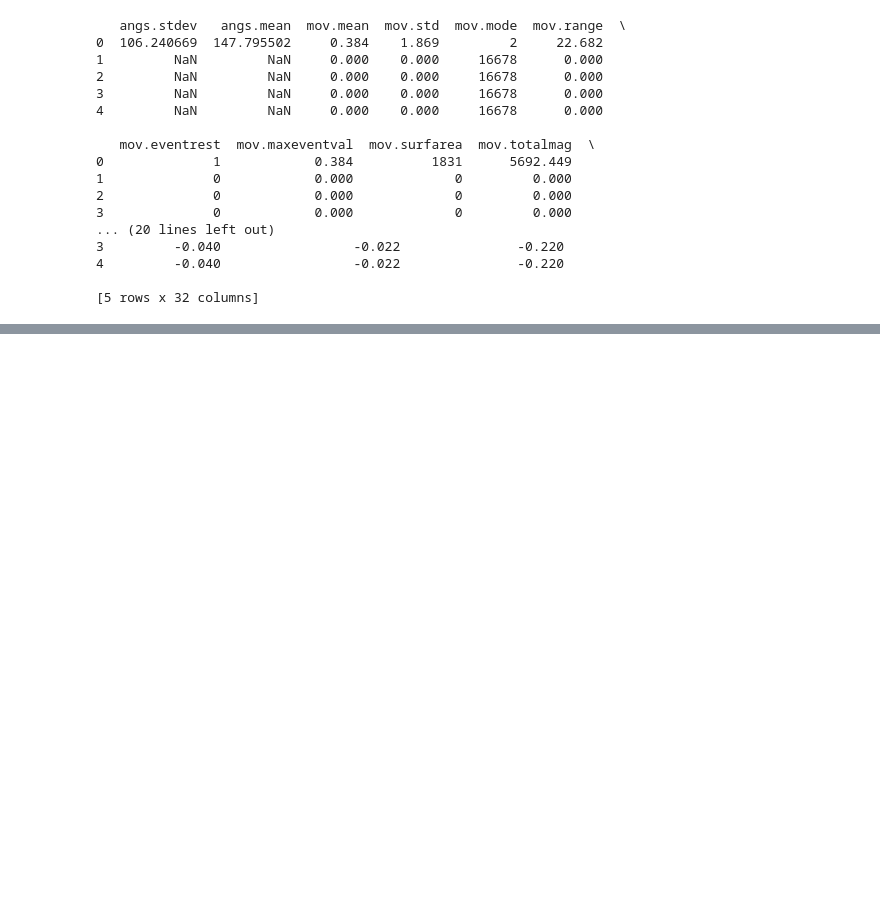
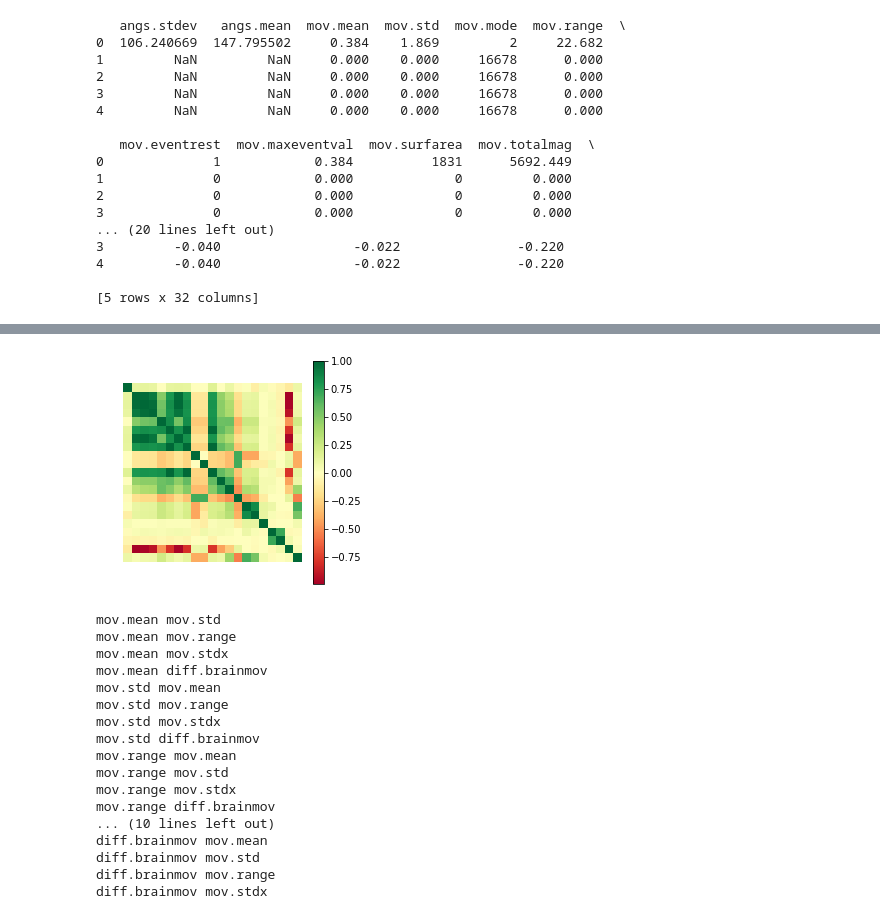
Before and after one commit to brmullen/SIP2019, a Jupyter notebook: Brian/Data Exploration.ipynb, the cells around one changed output, grey strips where cells are left out. Cells and saved outputs as stored; diff of their text form; code cells hidden in the pictures; blank space fills up the shorter version.

```diff
--- a/Brian/Data Exploration.ipynb
+++ b/Brian/Data Exploration.ipynb
@@ -63,0 +166,32 @@ data_big['classification'] = indices_big
+# %%
+data3 = data_big[new_vars]
+
+
+plt.matshow(data3.corr().values, cmap = 'RdYlGn')
+plt.colorbar()
+plt.axis('off')
+plt.show()
+
+x, y = np.where(np.abs(data3.corr().values) > 0.9)
+for i, var in enumerate(x):
+    if var != y[i]:
+        print(new_vars[var], new_vars[y[i]])
+# %% [output]
+[figure, added]
+mov.mean mov.std
+mov.mean mov.range
+mov.mean mov.stdx
+mov.mean diff.brainmov
+mov.std mov.mean
+mov.std mov.range
+mov.std mov.stdx
+mov.std diff.brainmov
+mov.range mov.mean
+mov.range mov.std
+mov.range mov.stdx
+mov.range diff.brainmov
+... (10 lines left out)
+diff.brainmov mov.mean
+diff.brainmov mov.std
+diff.brainmov mov.range
+diff.brainmov mov.stdx
```
Also changed, not shown: parts of 19 cells of this notebook.
